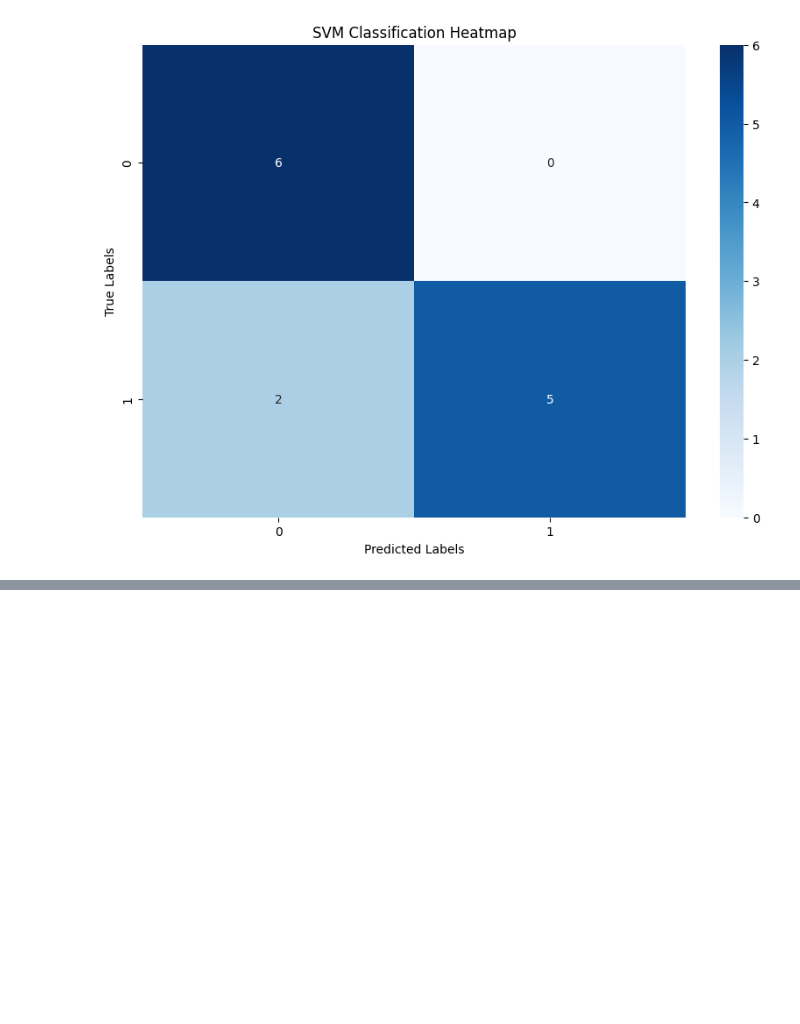
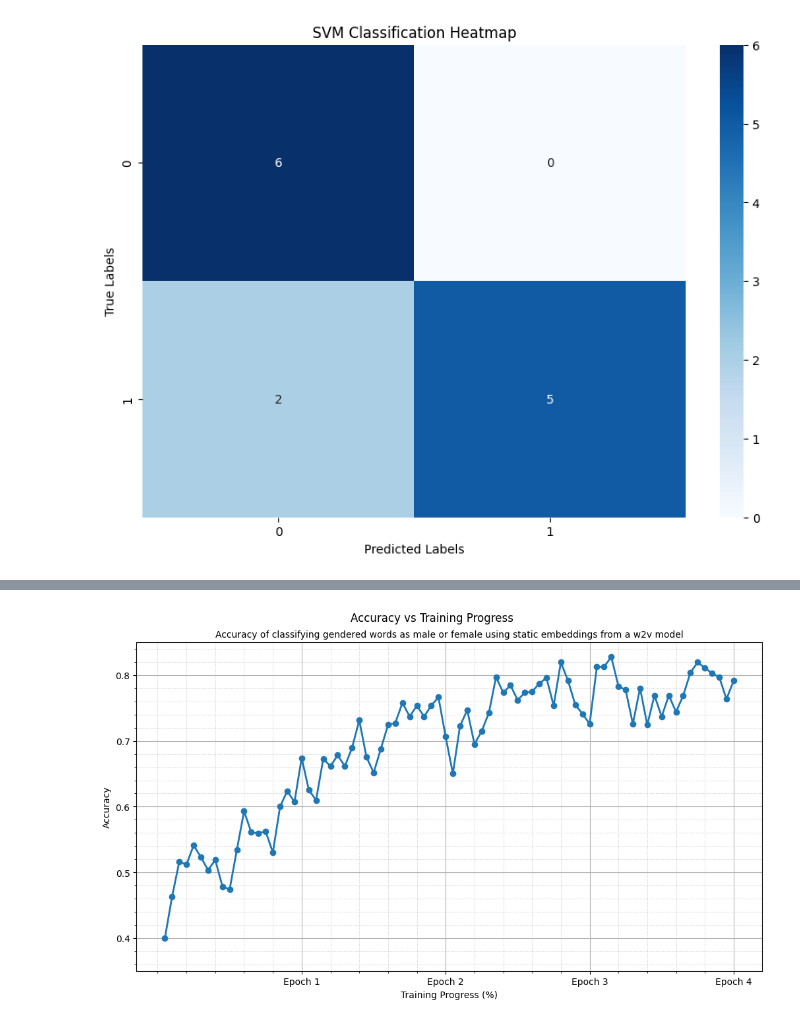
Before and after one commit to KleinJonasUVT/biasintransformers, a Jupyter notebook: code/SVM_W2V.ipynb, the cells around one changed output, grey strips where cells are left out. Drawn from its saved outputs; the diff is of its cells as text; code cells hidden in the pictures; blank space fills up the shorter version.

```diff
--- a/code/SVM_W2V.ipynb
+++ b/code/SVM_W2V.ipynb
@@ -214,0 +595,43 @@ Class labels: [0 1]
+# %%
+import json
+import matplotlib.pyplot as plt
+
+# Path to your JSON file
+file_path = "w2v_svm_results/model_comparison.json"
+
+# Load the JSON data
+with open(file_path, "r") as f:
+    data = json.load(f)
+
+data_subset = data[:80]
+
+# Extract epoch progress and accuracies
+progress = []
+accuracies = []
+
+for i, entry in enumerate(data_subset):
+    part = i + 1
+    epoch_percentage = part * 5  # each part is 5% of the epoch
+    progress.append(epoch_percentage)
+    accuracies.append(entry["accuracy"])
+
+# Plotting
+plt.figure(figsize=(10, 6))
+plt.plot(progress, accuracies, marker='o', linestyle='-', linewidth=2)
+plt.suptitle("Accuracy vs Training Progress\n")
+plt.title("Accuracy of classifying gendered words as male or female using static embeddings from a w2v model", fontsize=10)
+plt.xlabel("Training Progress (%)")
+plt.ylabel("Accuracy")
+plt.grid(True)
+plt.xticks(
+    ticks=[i * 20 * 5 for i in range(1, 5)],
+    labels=[f"Epoch {i}" for i in range(1, 5)],
+    rotation=0
+)
+plt.minorticks_on()
+plt.grid(which='minor', linestyle=':', linewidth=0.5)
+plt.ylim(0.35, 0.85)  # accuracy range
+plt.tight_layout(pad=0.0)
+plt.show()
+# %% [output]
+[figure, added]
```
Also changed, not shown: parts of 5 cells of this notebook, 5 other files.
